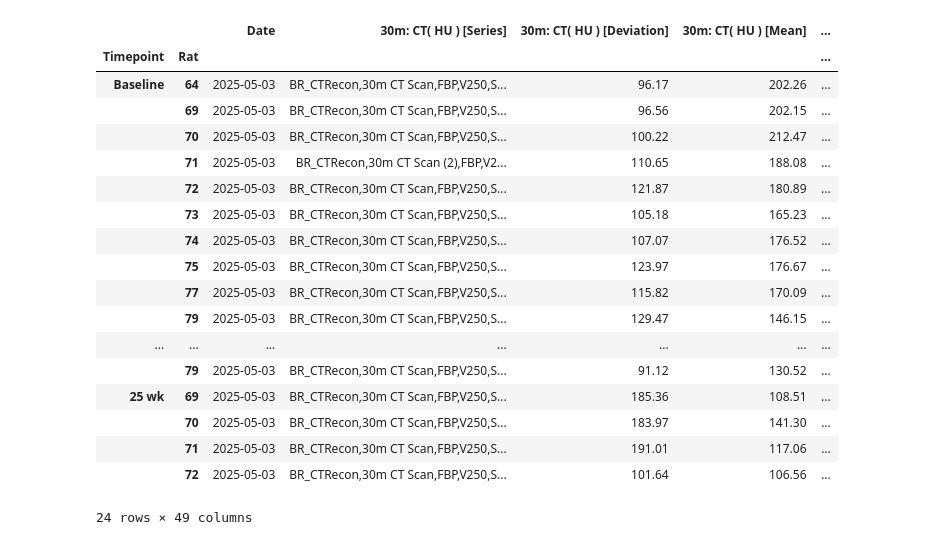
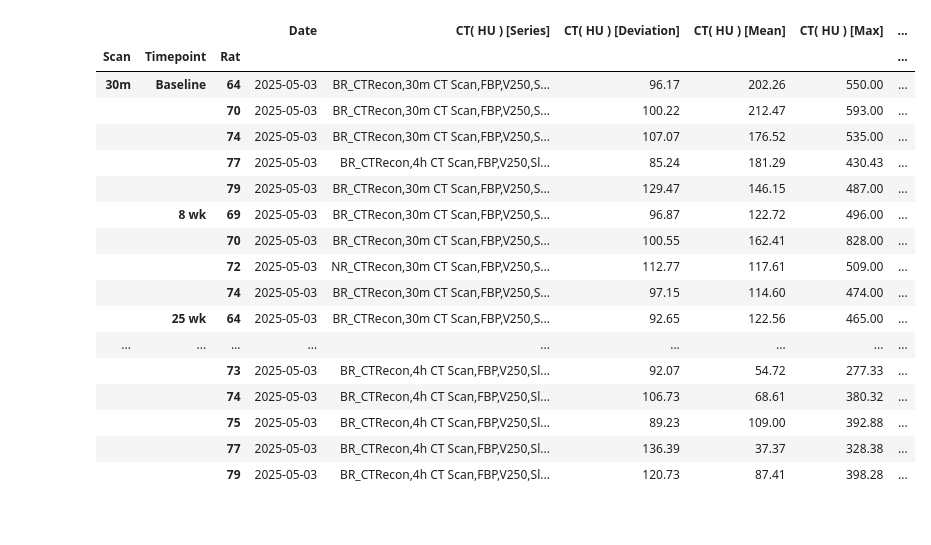
Before and after one commit to mwinokan/SPECT-analysis, a Jupyter notebook: invivo2_spect.ipynb, the cells around one changed output. Cells and saved outputs as stored; diff of their text form; code cells hidden in the pictures.

```diff
--- a/invivo2_spect.ipynb
+++ b/invivo2_spect.ipynb
@@ -15,52 +15,55 @@ for file in Path("data/InVivo2/spect").glob("*/*.csv"):
     rat = int(rat.removeprefix("R"))
     date = datetime.strptime(date, "%Y%m%d").date()
     timepoint = timepoint.replace("wk", " wk")
 
     d = {
         "Date":date,
         "Timepoint":timepoint,
         "Rat":rat,
     }
 
     for i,row in df.iterrows():
         scan = "30m" if "30m" in row["Series"] else "4h"
 
-        key = f"{scan}: {row['Image name']}"
+        d["Scan"] = scan
+
+        key = f"{row['Image name']}"
 
         for col in df.columns[3:]:
             d[f"{key} [{col}]"] = row[col]
 
     data.append(d)
 
 df = pd.DataFrame(data)
 
-indices = ["Timepoint", "Rat"]
+indices = ["Scan", "Timepoint", "Rat"]
+scans = ["30m", "4h"]
 timepoints = ["Baseline", "4 wk", "8 wk", "10 wk", "14 wk", "18 wk", "22 wk", "25 wk"]
 
 df["Timepoint"] = pd.Categorical(df["Timepoint"], categories=timepoints, ordered=True)
+df["Scan"] = pd.Categorical(df["Scan"], categories=scans, ordered=True)
 
 df = df.sort_values(by=indices)
 df = df.set_index(indices)
 
 display(df)
 # %% [output]
-|  |  | Date | 30m: CT( HU ) [Series] | 30m: CT( HU ) [Deviation] | 30m: CT( HU ) [Mean] | ... |
-| Timepoint | Rat |  |  |  |  | ... |
-| Baseline | 64 | 2025-05-03 | BR_CTRecon,30m CT Scan,FBP,V250,S... | 96.17 | 202.26 | ... |
-|  | 69 | 2025-05-03 | BR_CTRecon,30m CT Scan,FBP,V250,S... | 96.56 | 202.15 | ... |
-|  | 70 | 2025-05-03 | BR_CTRecon,30m CT Scan,FBP,V250,S... | 100.22 | 212.47 | ... |
-|  | 71 | 2025-05-03 | BR_CTRecon,30m CT Scan (2),FBP,V2... | 110.65 | 188.08 | ... |
-|  | 72 | 2025-05-03 | BR_CTRecon,30m CT Scan,FBP,V250,S... | 121.87 | 180.89 | ... |
-|  | 73 | 2025-05-03 | BR_CTRecon,30m CT Scan,FBP,V250,S... | 105.18 | 165.23 | ... |
-|  | 74 | 2025-05-03 | BR_CTRecon,30m CT Scan,FBP,V250,S... | 107.07 | 176.52 | ... |
-|  | 75 | 2025-05-03 | BR_CTRecon,30m CT Scan,FBP,V250,S... | 123.97 | 176.67 | ... |
-|  | 77 | 2025-05-03 | BR_CTRecon,30m CT Scan,FBP,V250,S... | 115.82 | 170.09 | ... |
-|  | 79 | 2025-05-03 | BR_CTRecon,30m CT Scan,FBP,V250,S... | 129.47 | 146.15 | ... |
-| ... | ... | ... | ... | ... | ... | ... |
-|  | 79 | 2025-05-03 | BR_CTRecon,30m CT Scan,FBP,V250,S... | 91.12 | 130.52 | ... |
-| 25 wk | 69 | 2025-05-03 | BR_CTRecon,30m CT Scan,FBP,V250,S... | 185.36 | 108.51 | ... |
-|  | 70 | 2025-05-03 | BR_CTRecon,30m CT Scan,FBP,V250,S... | 183.97 | 141.30 | ... |
-|  | 71 | 2025-05-03 | BR_CTRecon,30m CT Scan,FBP,V250,S... | 191.01 | 117.06 | ... |
-|  | 72 | 2025-05-03 | BR_CTRecon,30m CT Scan,FBP,V250,S... | 101.64 | 106.56 | ... |
+|  |  |  | Date | CT( HU ) [Series] | CT( HU ) [Deviation] | CT( HU ) [Mean] | CT( HU ) [Max] | ... |
+| Scan | Timepoint | Rat |  |  |  |  |  | ... |
+| 30m | Baseline | 64 | 2025-05-03 | BR_CTRecon,30m CT Scan,FBP,V250,S... | 96.17 | 202.26 | 550.00 | ... |
+|  |  | 70 | 2025-05-03 | BR_CTRecon,30m CT Scan,FBP,V250,S... | 100.22 | 212.47 | 593.00 | ... |
+|  |  | 74 | 2025-05-03 | BR_CTRecon,30m CT Scan,FBP,V250,S... | 107.07 | 176.52 | 535.00 | ... |
+|  |  | 77 | 2025-05-03 | BR_CTRecon,4h CT Scan,FBP,V250,Sl... | 85.24 | 181.29 | 430.43 | ... |
+|  |  | 79 | 2025-05-03 | BR_CTRecon,30m CT Scan,FBP,V250,S... | 129.47 | 146.15 | 487.00 | ... |
+|  | 8 wk | 69 | 2025-05-03 | BR_CTRecon,30m CT Scan,FBP,V250,S... | 96.87 | 122.72 | 496.00 | ... |
+|  |  | 70 | 2025-05-03 | BR_CTRecon,30m CT Scan,FBP,V250,S... | 100.55 | 162.41 | 828.00 | ... |
+|  |  | 72 | 2025-05-03 | NR_CTRecon,30m CT Scan,FBP,V250,S... | 112.77 | 117.61 | 509.00 | ... |
+|  |  | 74 | 2025-05-03 | BR_CTRecon,30m CT Scan,FBP,V250,S... | 97.15 | 114.60 | 474.00 | ... |
+|  | 25 wk | 64 | 2025-05-03 | BR_CTRecon,30m CT Scan,FBP,V250,S... | 92.65 | 122.56 | 465.00 | ... |
+| ... | ... | ... | ... | ... | ... | ... | ... | ... |
+|  |  | 73 | 2025-05-03 | BR_CTRecon,4h CT Scan,FBP,V250,Sl... | 92.07 | 54.72 | 277.33 | ... |
+|  |  | 74 | 2025-05-03 | BR_CTRecon,4h CT Scan,FBP,V250,Sl... | 106.73 | 68.61 | 380.32 | ... |
+|  |  | 75 | 2025-05-03 | BR_CTRecon,4h CT Scan,FBP,V250,Sl... | 89.23 | 109.00 | 392.88 | ... |
+|  |  | 77 | 2025-05-03 | BR_CTRecon,4h CT Scan,FBP,V250,Sl... | 136.39 | 37.37 | 328.38 | ... |
+|  |  | 79 | 2025-05-03 | BR_CTRecon,4h CT Scan,FBP,V250,Sl... | 120.73 | 87.41 | 398.28 | ... |
-24 rows × 49 columns
 # %%
```
Also changed, not shown: parts of 1 cell of this notebook, 34 other files.
